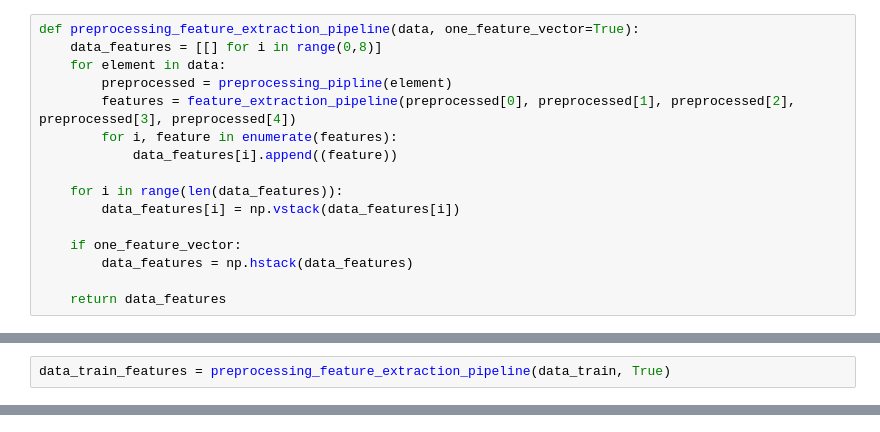
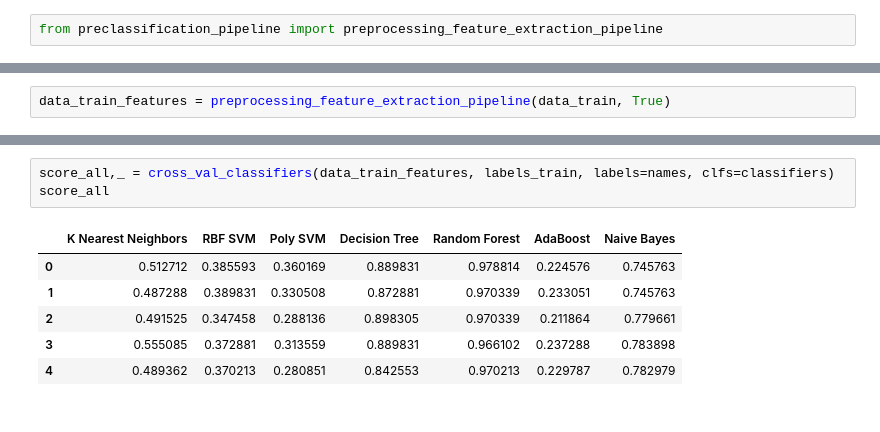
Before and after one commit to SaadBadr/Arabic-Font-Identification, a Jupyter notebook: arabic-font-identification.ipynb, the cells around one changed output, grey strips where cells are left out. Drawn from its saved outputs; the diff is of its cells as text.

```diff
--- a/arabic-font-identification.ipynb
+++ b/arabic-font-identification.ipynb
@@ -122,19 +88,5 @@ def feature_extraction_pipeline(cropped_img, edge_img, skeleton_img, diacritics_
 # %%
-def preprocessing_feature_extraction_pipeline(data, one_feature_vector=True):
-    data_features = [[] for i in range(0,8)]
-    for element in data:
-        preprocessed = preprocessing_pipline(element)
-        features = feature_extraction_pipeline(preprocessed[0], preprocessed[1], preprocessed[2], preprocessed[3], preprocessed[4])
-        for i, feature in enumerate(features):
-            data_features[i].append((feature))
-
-    for i in range(len(data_features)):
-        data_features[i] = np.vstack(data_features[i])
-
-    if one_feature_vector:
-        data_features = np.hstack(data_features)
-
-    return data_features
+from preclassification_pipeline import preprocessing_feature_extraction_pipeline
 # %% [markdown]
 
 # 5. Features evaluation
@@ -371,0 +356,10 @@ data_train_features.shape
+# %%
+score_all,_ = cross_val_classifiers(data_train_features, labels_train, labels=names, clfs=classifiers)
+score_all
+# %% [output]
+|  | K Nearest Neighbors | RBF SVM | Poly SVM | Decision Tree | Random Forest | AdaBoost | Naive Bayes |
+| 0 | 0.512712 | 0.385593 | 0.360169 | 0.889831 | 0.978814 | 0.224576 | 0.745763 |
+| 1 | 0.487288 | 0.389831 | 0.330508 | 0.872881 | 0.970339 | 0.233051 | 0.745763 |
+| 2 | 0.491525 | 0.347458 | 0.288136 | 0.898305 | 0.970339 | 0.211864 | 0.779661 |
+| 3 | 0.555085 | 0.372881 | 0.313559 | 0.889831 | 0.966102 | 0.237288 | 0.783898 |
+| 4 | 0.489362 | 0.370213 | 0.280851 | 0.842553 | 0.970213 | 0.229787 | 0.782979 |
```
Also changed, not shown: parts of 34 cells of this notebook.
